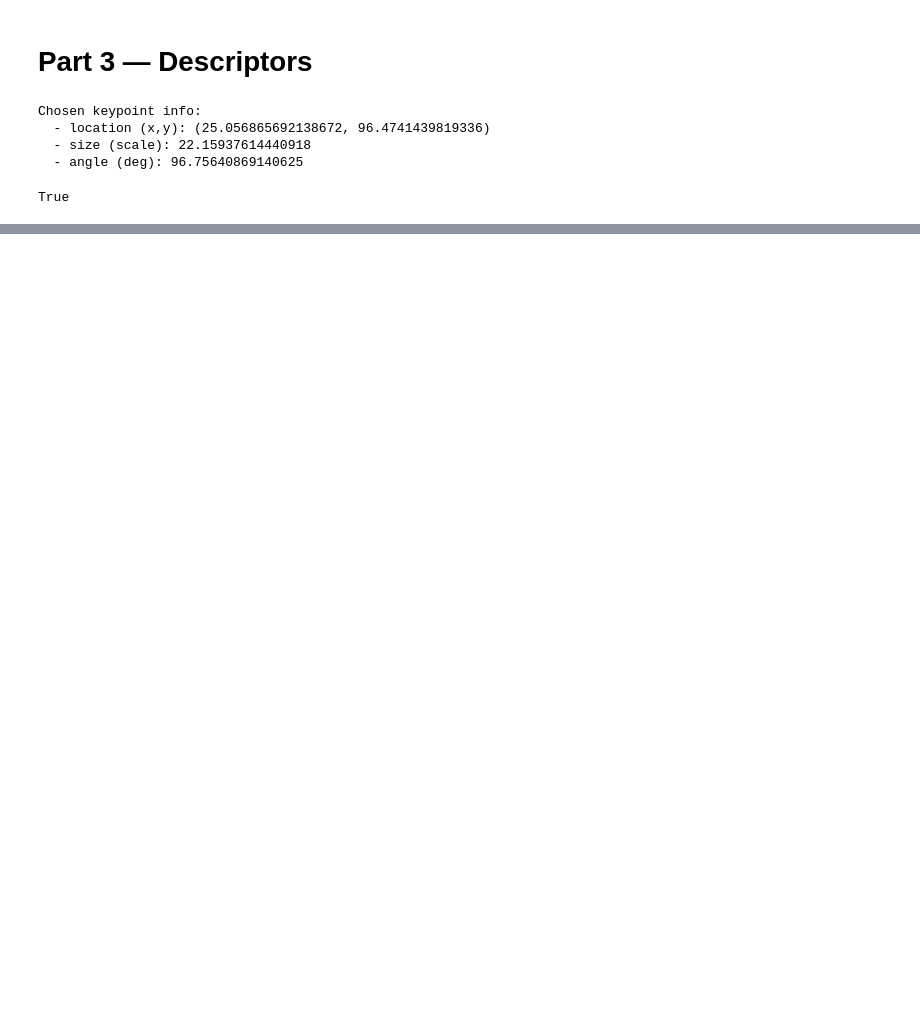
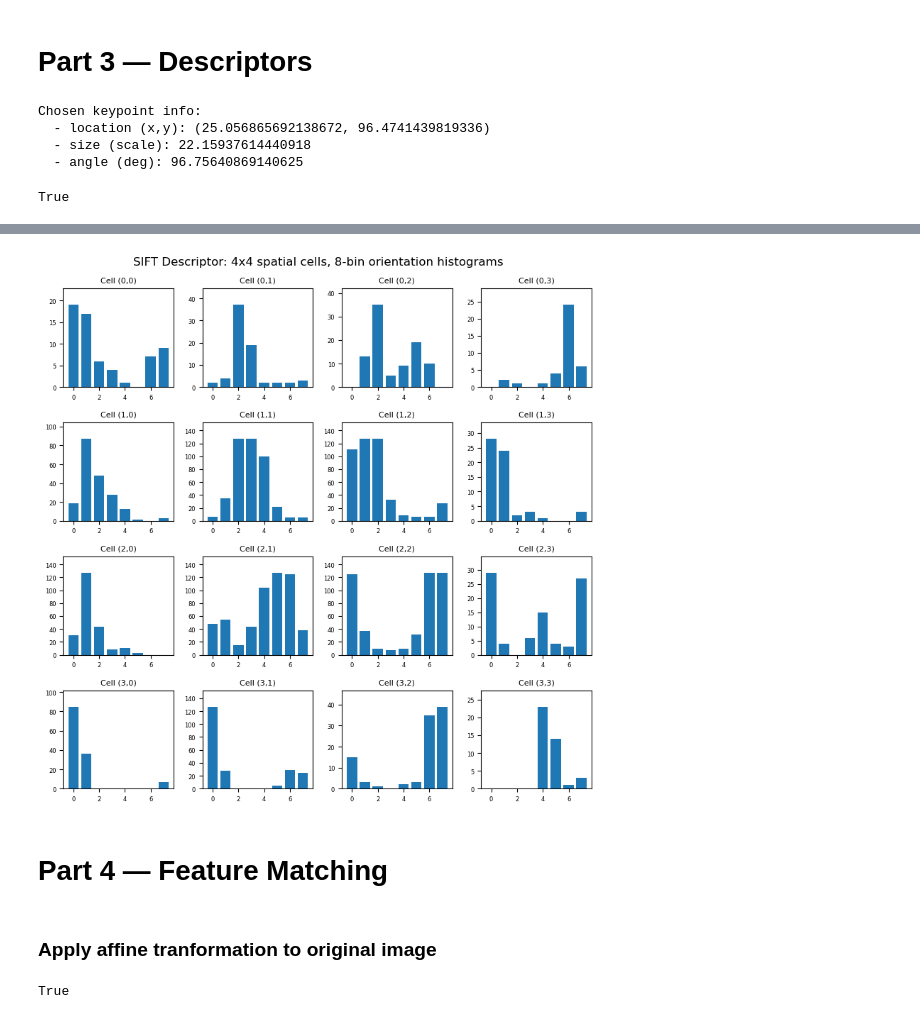
Before and after one commit to trevor-finnegan/Image-Formation, a Jupyter notebook: feature_detection/repo3code.ipynb, the cells around one changed output, grey strips where cells are left out. Saved outputs shown, nothing was run; the diff lists cells and outputs as text; code cells hidden in the pictures; blank space fills up the shorter version.

Commit message:
parts iii and iv

```diff
--- a/feature_detection/repo3code.ipynb
+++ b/feature_detection/repo3code.ipynb
@@ -215,0 +191,5 @@ True
+# %%
+# Print out the descriptor elements
+print("--- First 10 Values of the Descriptor ---")
+for i in range(10):
+    print(f"Descriptor element {i}: {good_desc[i]}")
@@ -215,0 +211,54 @@ True
+# %%
+import matplotlib.pyplot as plt
+
+def visualize_sift_descriptor(desc, save_path='images/sift_descriptor_grid.png'):
+    desc = np.array(desc, dtype=float).reshape(4, 4, 8)
+
+    fig, axes = plt.subplots(4, 4, figsize=(8, 8))
+    fig.suptitle("SIFT Descriptor: 4x4 spatial cells, 8-bin orientation histograms", fontsize=12)
+
+    # We'll label orientation bins 0..7 (which roughly correspond to angles 0°,45°,...315°)
+    bin_indices = np.arange(8)
+
+    for i in range(4):
+        for j in range(4):
+            hist = desc[i, j, :]
+
+            ax = axes[i, j]
+            ax.bar(bin_indices, hist)
+
+            # cosmetic tweaks
+            ax.set_xticks([0, 2, 4, 6])
+            ax.set_ylim(0, max(hist)*1.2 if np.max(hist) > 0 else 1e-3)
+            ax.set_title(f"Cell ({i},{j})", fontsize=8)
+            ax.tick_params(axis='both', which='major', labelsize=6)
+
+    plt.tight_layout()
+    plt.savefig(save_path, dpi=200)
+    plt.show()
+
+# Call it on your chosen keypoint's descriptor:
+visualize_sift_descriptor(good_desc)
+# %% [output]
+[figure, added]
+# %% [markdown]
+# **Part 4** &mdash; Feature Matching
+# %% [markdown]
+### Apply affine tranformation to original image
+# %%
+# original image from Part 2
+image1 = gray  # keep a copy
+
+# ----- make a transformed version (rotate + scale) -----
+(h, w) = image1.shape[:2]
+center = (w // 2, h // 2)
+
+scale = 0.8          # shrink a bit
+angle_deg = 25       # rotate a bit
+
+M = cv.getRotationMatrix2D(center, angle_deg, scale)
+image2 = cv.warpAffine(image1, M, (w, h))
+
+cv.imwrite('images/example-image-transformed.jpg', image2)
+# %% [output]
+True
```
Also changed, not shown: parts of 12 cells of this notebook, 6 other files.
